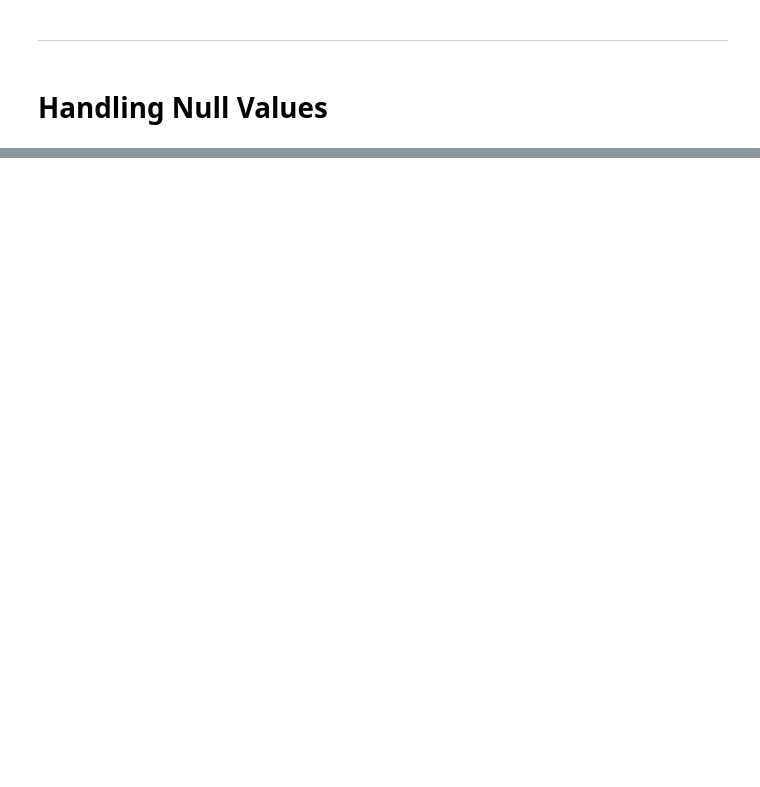
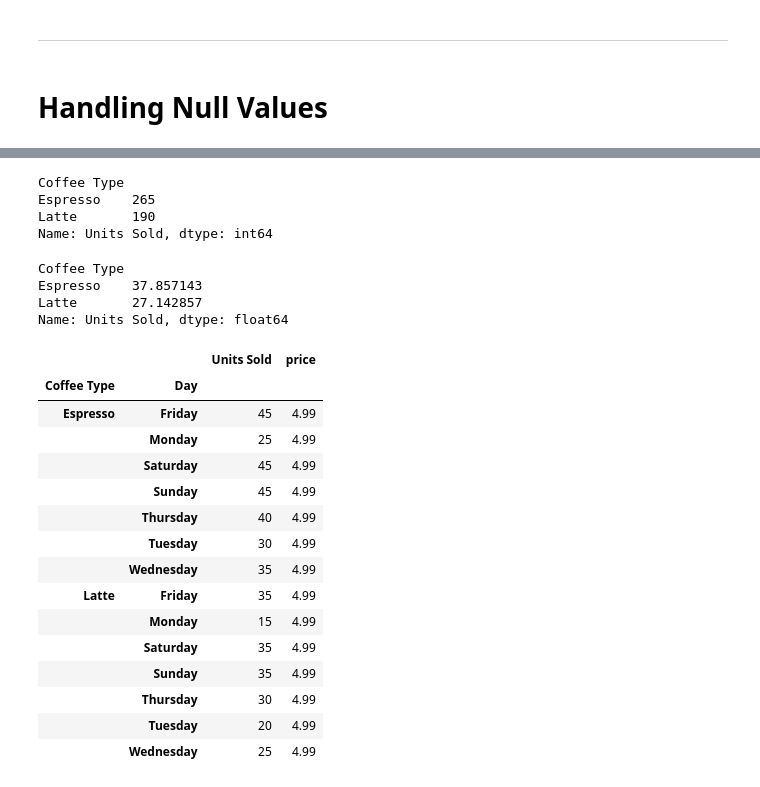
Before and after one commit to J3SSY-ANDU/Food-Delivery-Data-Analysis, a Jupyter notebook: notebooks/pandas_tutorial.ipynb, the cells around one changed output, grey strips where cells are left out. Saved outputs shown, nothing was run; the diff lists cells and outputs as text; code cells hidden in the pictures; blank space fills up the shorter version.

```diff
--- a/notebooks/pandas_tutorial.ipynb
+++ b/notebooks/pandas_tutorial.ipynb
@@ -625,0 +603,35 @@ coffee[coffee['Units Sold'].isna()] # we can check if there are any NaN values i
+# %%
+coffee['Units Sold'] = coffee['Units Sold'].interpolate() # we can use interpolate to fill NaN values
+# %%
+coffee.groupby('Coffee Type')['Units Sold'].sum() # we can group by a column and sum the values of another column
+# %% [output]
+Coffee Type
+Espresso    265
+Latte       190
+Name: Units Sold, dtype: int64
+# %%
+coffee.groupby('Coffee Type')['Units Sold'].mean() # we can group by a column and get the mean of the values of another column
+# %% [output]
+Coffee Type
+Espresso    37.857143
+Latte       27.142857
+Name: Units Sold, dtype: float64
+# %%
+coffee.groupby(['Coffee Type', 'Day']).agg({'Units Sold': 'sum', 'price': 'mean'}) # we can group by a column and get the mean of the values of another column, but we can also use agg to get multiple values at once)
+# %% [output]
+|  |  | Units Sold | price |
+| Coffee Type | Day |  |  |
+| Espresso | Friday | 45 | 4.99 |
+|  | Monday | 25 | 4.99 |
+|  | Saturday | 45 | 4.99 |
+|  | Sunday | 45 | 4.99 |
+|  | Thursday | 40 | 4.99 |
+|  | Tuesday | 30 | 4.99 |
+|  | Wednesday | 35 | 4.99 |
+| Latte | Friday | 35 | 4.99 |
+|  | Monday | 15 | 4.99 |
+|  | Saturday | 35 | 4.99 |
+|  | Sunday | 35 | 4.99 |
+|  | Thursday | 30 | 4.99 |
+|  | Tuesday | 20 | 4.99 |
+|  | Wednesday | 25 | 4.99 |
```
Also changed, not shown: parts of 20 cells of this notebook.
